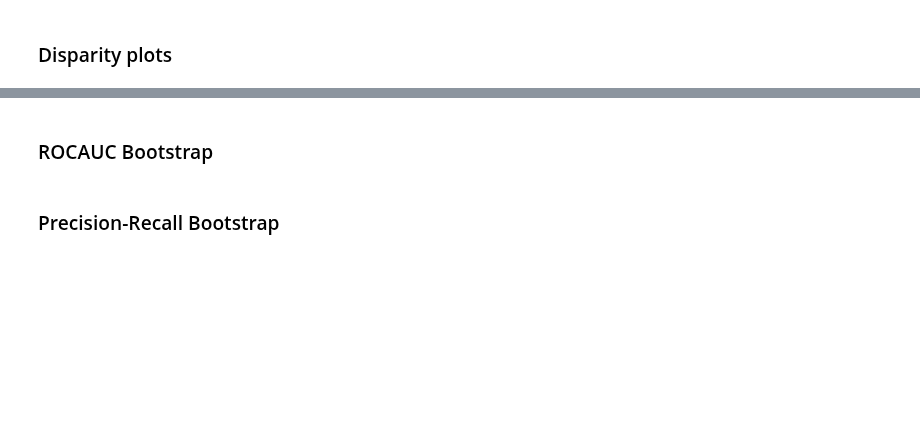
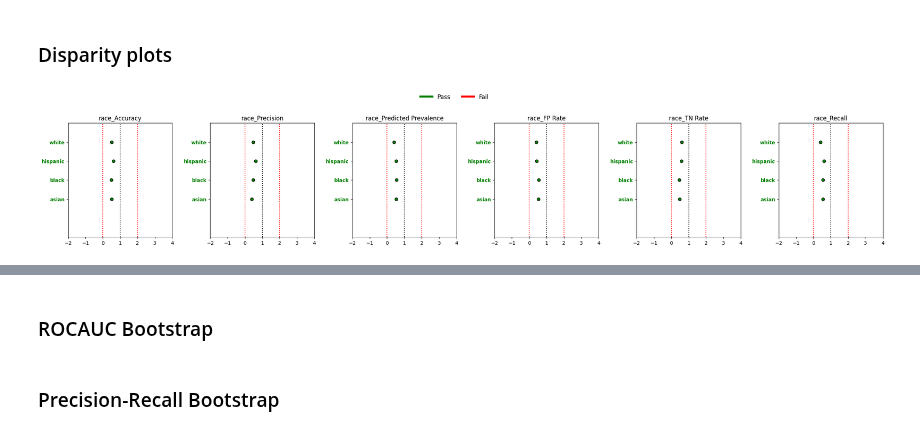
Before and after one commit to uclamii/equiboots, a Jupyter notebook: notebooks/equi_boots_plots.ipynb, the cells around one changed output, grey strips where cells are left out. Drawn from its saved outputs; the diff is of its cells as text; code cells hidden in the pictures; blank space fills up the shorter version.

```diff
--- a/notebooks/equi_boots_plots.ipynb
+++ b/notebooks/equi_boots_plots.ipynb
@@ -216,6 +236,31 @@ Groups created
 sliced = eq2.slicer(slicing_var="race")
 # %% [markdown]
 ### Disparity plots
+# %%
+eqb.eq_disparity_metrics_plot(
+    race_metrics,
+    metric_cols=[
+        "Accuracy",
+        "Precision",
+        "Predicted Prevalence",
+        "FP Rate",
+        "TN Rate",
+        "Recall",
+    ],
+    name="race",
+    categories="all",
+    figsize=(24, 4),
+    plot_kind="violinplot",
+    color_by_group=True,
+    show_grid=False,
+    strict_layout=True,
+    save_path="./images",
+    show_pass_fail=True,
+    point_estimates=True,
+    # disparity_thresholds=[-1, 3],
+)
+# %% [output]
+[figure, added]
 # %%
 eqb.eq_disparity_metrics_plot(
     dispa,
```
Also changed, not shown: parts of 13 cells of this notebook, 2 other files.
